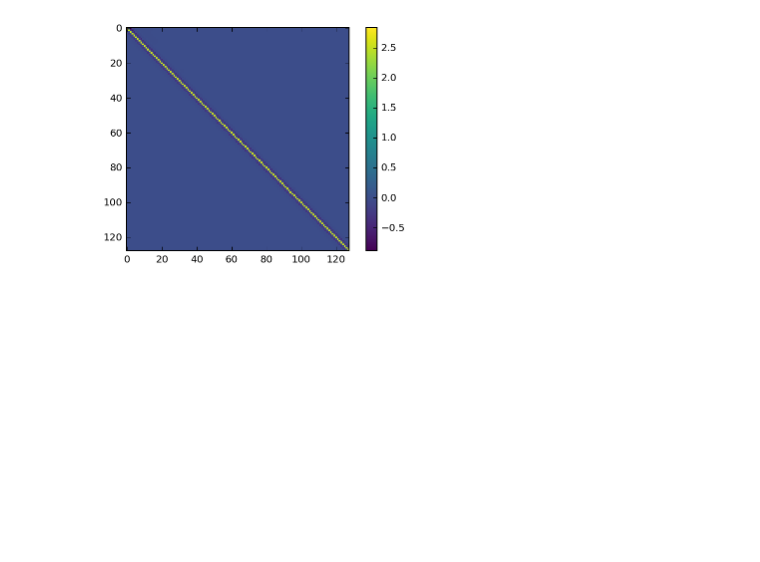
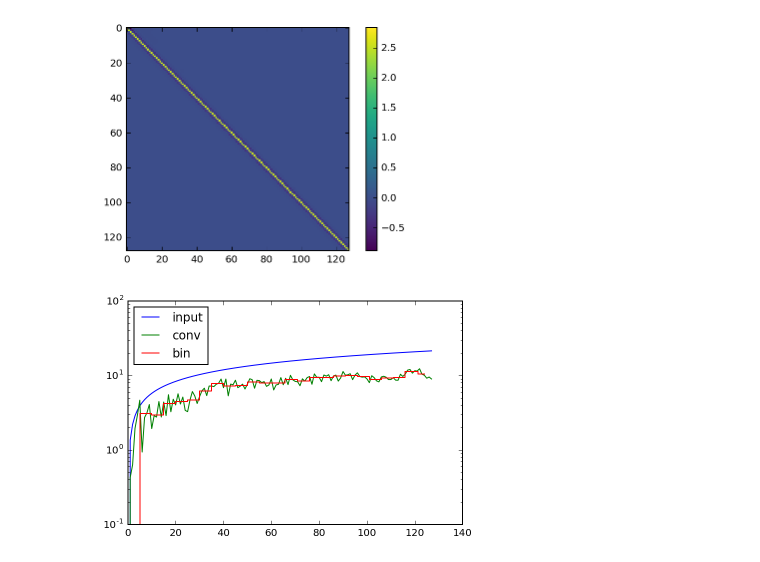
Before and after one commit to DanielLenz/powerspectrum_master, a Jupyter notebook: deconvolution.ipynb, the cells around one changed output. Cells and saved outputs as stored; diff of their text form; code cells hidden in the pictures; blank space fills up the shorter version.

```diff
--- a/deconvolution.ipynb
+++ b/deconvolution.ipynb
@@ -108,0 +101,8 @@ cl_deconv = np.dot(np.dot(K_inv, P_bl[1:, 1:]), cl_conv[1:])
+# %%
+pl.plot(ls, ls * (ls+1)/2./np.pi * cl_in, label='input')
+pl.plot(ls, ls * (ls+1)/2./np.pi * cl_conv, label='conv')
+pl.plot(bin_centres, cl_bin, label='bin', drawstyle='steps-mid')
+pl.legend(loc='best')
+pl.yscale('log')
+# %% [output]
+[figure, added]
```
Also changed, not shown: parts of 9 cells of this notebook, 1 other file.
